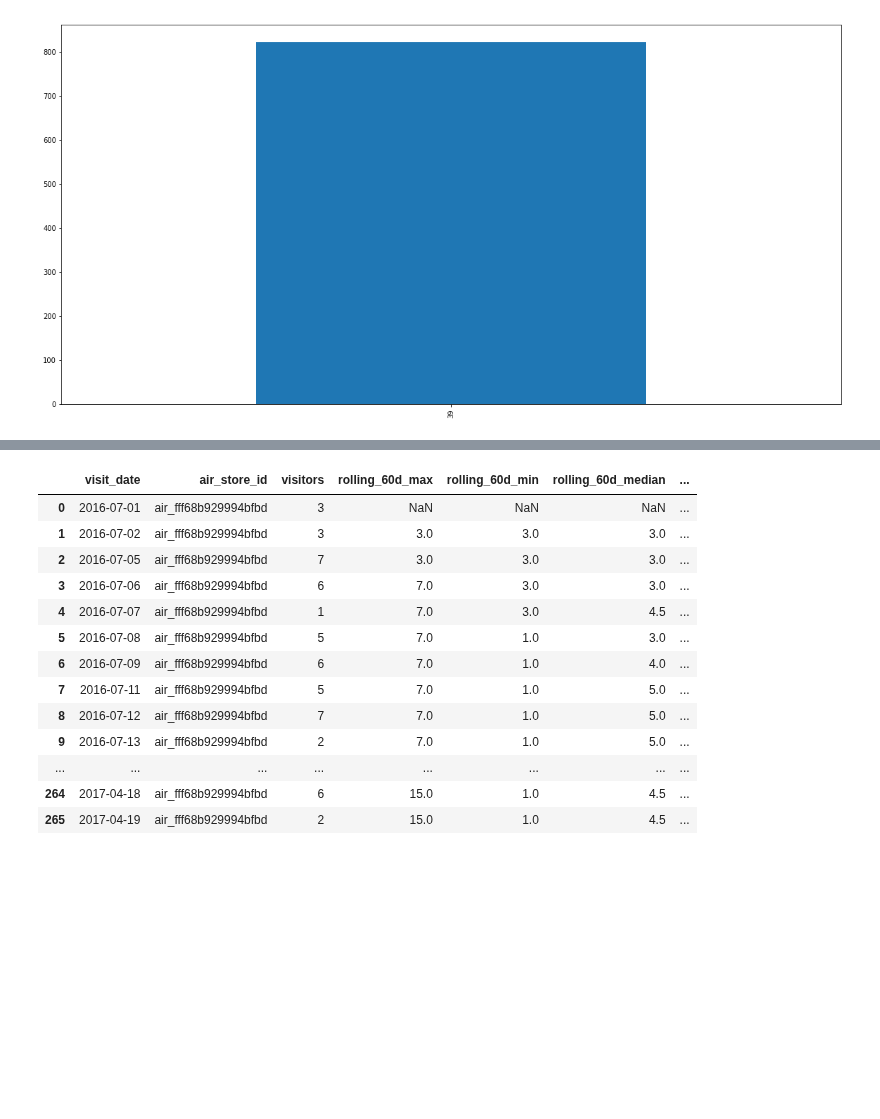
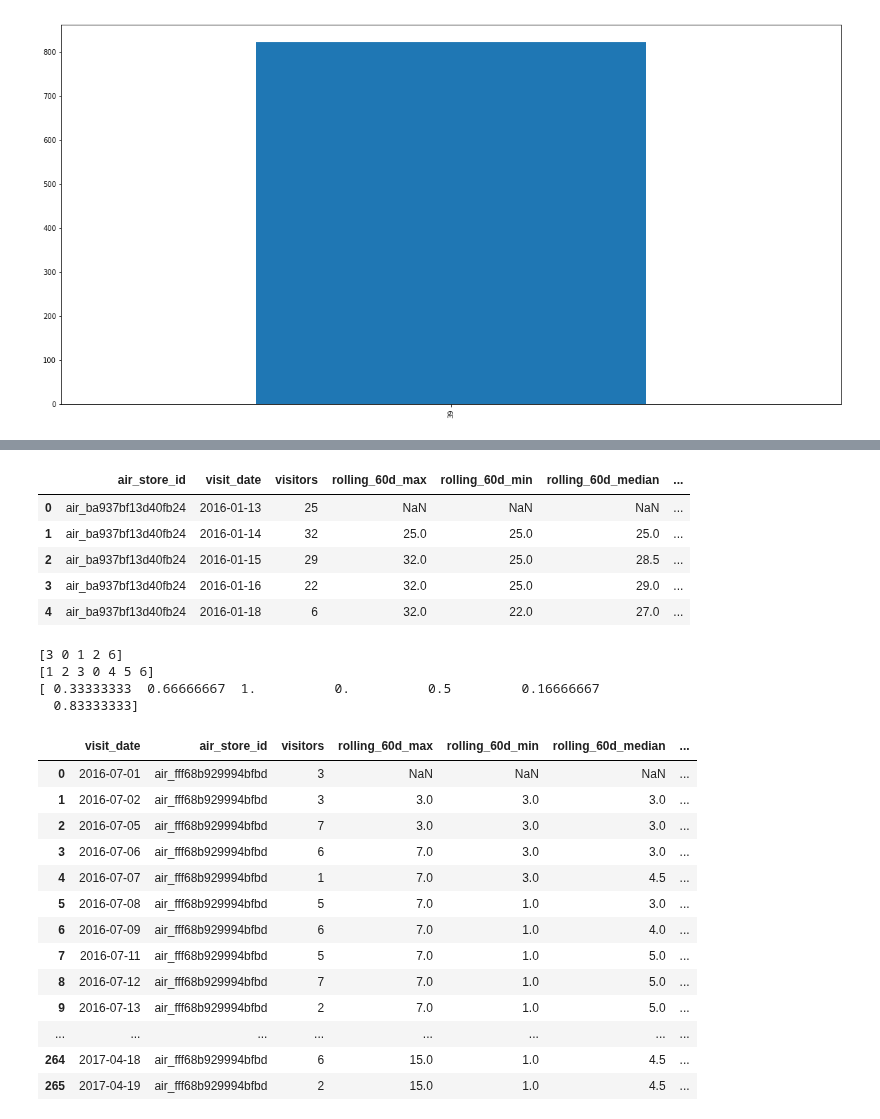
Before and after one commit to xiaochuan-du/ml_utils, a Jupyter notebook: proj/RRVF/feat_lab.ipynb, the cells around one changed output, grey strips where cells are left out. Cells and saved outputs as stored; diff of their text form; code cells hidden in the pictures; blank space fills up the shorter version.

```diff
--- a/proj/RRVF/feat_lab.ipynb
+++ b/proj/RRVF/feat_lab.ipynb
@@ -120,3 +168,23 @@ a.head()
+# %%
+tra = pd.merge(tra, trn, how='left')
+# %%
+tra.head()
+# %% [output]
+|  | air_store_id | visit_date | visitors | rolling_60d_max | rolling_60d_min | rolling_60d_median | ... |
+| 0 | air_ba937bf13d40fb24 | 2016-01-13 | 25 | NaN | NaN | NaN | ... |
+| 1 | air_ba937bf13d40fb24 | 2016-01-14 | 32 | 25.0 | 25.0 | 25.0 | ... |
+| 2 | air_ba937bf13d40fb24 | 2016-01-15 | 29 | 32.0 | 25.0 | 28.5 | ... |
+| 3 | air_ba937bf13d40fb24 | 2016-01-16 | 22 | 32.0 | 25.0 | 29.0 | ... |
+| 4 | air_ba937bf13d40fb24 | 2016-01-18 | 6 | 32.0 | 22.0 | 27.0 | ... |
+# %%
+print(str_date_hol.dur_holiday_flg.unique())
+print(str_date_hol.dur_time_holiday_flg.unique())
+print(str_date_hol.dur_prog_holiday_flg.unique())
+# %% [output]
+[3 0 1 2 6]
+[1 2 3 0 4 5 6]
+[ 0.33333333  0.66666667  1.          0.          0.5         0.16666667
+  0.83333333]
 # %%
 a_store_df
 # %% [output]
```
Also changed, not shown: parts of 8 cells of this notebook, 2 other files.
